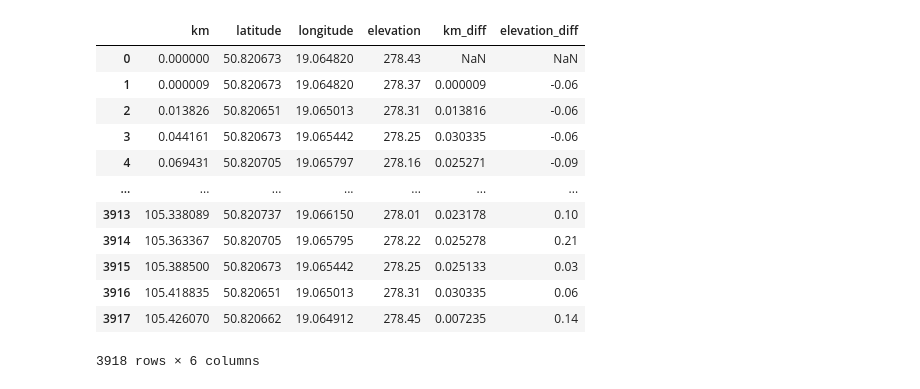
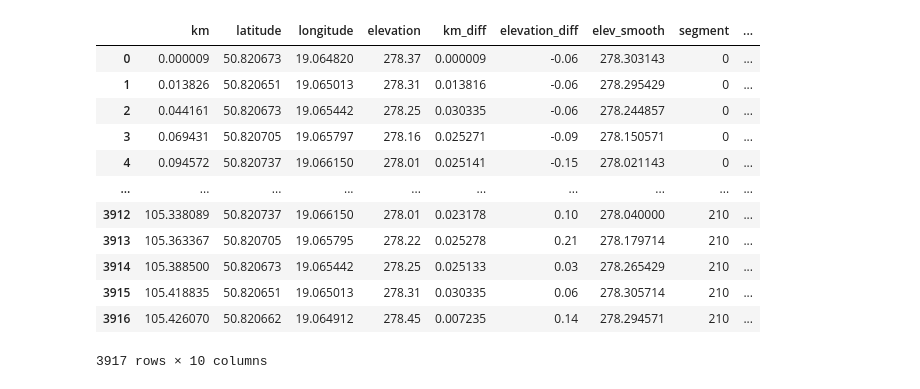
Before and after one commit to MichalMakowiejczuk/GPX-analyzer, a Jupyter notebook: elevation_outliers.ipynb, the cells around one changed output. Saved outputs shown, nothing was run; the diff lists cells and outputs as text; code cells hidden in the pictures.

```diff
--- a/elevation_outliers.ipynb
+++ b/elevation_outliers.ipynb
@@ -3,23 +4,26 @@ from scripts.gpx_parser import GPXParser
 import matplotlib.pyplot as plt
 # %%
 parser = GPXParser("sample_data/cycling_track.gpx")
-track_df = parser.parse_to_dataframe()
+track_df_garmin = parser.parse_to_dataframe()
 # km to m
-track_df["km_diff"] = track_df["km"].diff()
-track_df["elevation_diff"] = track_df["elevation"].diff().round(4)
+track_df_garmin["km_diff"] = track_df_garmin["km"].diff()
+track_df_garmin["elevation_diff"] = track_df_garmin["elevation"].diff().round(4)
 
-track_df
+elev_prof_garmin = ElevationProfile(track_df_garmin)
+track_df_garmin = elev_prof_garmin.get_route_data()
+
+track_df_garmin
 # %% [output]
-|  | km | latitude | longitude | elevation | km_diff | elevation_diff |
-| 0 | 0.000000 | 50.820673 | 19.064820 | 278.43 | NaN | NaN |
-| 1 | 0.000009 | 50.820673 | 19.064820 | 278.37 | 0.000009 | -0.06 |
-| 2 | 0.013826 | 50.820651 | 19.065013 | 278.31 | 0.013816 | -0.06 |
-| 3 | 0.044161 | 50.820673 | 19.065442 | 278.25 | 0.030335 | -0.06 |
-| 4 | 0.069431 | 50.820705 | 19.065797 | 278.16 | 0.025271 | -0.09 |
-| ... | ... | ... | ... | ... | ... | ... |
-| 3913 | 105.338089 | 50.820737 | 19.066150 | 278.01 | 0.023178 | 0.10 |
-| 3914 | 105.363367 | 50.820705 | 19.065795 | 278.22 | 0.025278 | 0.21 |
-| 3915 | 105.388500 | 50.820673 | 19.065442 | 278.25 | 0.025133 | 0.03 |
-| 3916 | 105.418835 | 50.820651 | 19.065013 | 278.31 | 0.030335 | 0.06 |
-| 3917 | 105.426070 | 50.820662 | 19.064912 | 278.45 | 0.007235 | 0.14 |
+|  | km | latitude | longitude | elevation | km_diff | elevation_diff | elev_smooth | segment | ... |
+| 0 | 0.000009 | 50.820673 | 19.064820 | 278.37 | 0.000009 | -0.06 | 278.303143 | 0 | ... |
+| 1 | 0.013826 | 50.820651 | 19.065013 | 278.31 | 0.013816 | -0.06 | 278.295429 | 0 | ... |
+| 2 | 0.044161 | 50.820673 | 19.065442 | 278.25 | 0.030335 | -0.06 | 278.244857 | 0 | ... |
+| 3 | 0.069431 | 50.820705 | 19.065797 | 278.16 | 0.025271 | -0.09 | 278.150571 | 0 | ... |
+| 4 | 0.094572 | 50.820737 | 19.066150 | 278.01 | 0.025141 | -0.15 | 278.021143 | 0 | ... |
+| ... | ... | ... | ... | ... | ... | ... | ... | ... | ... |
+| 3912 | 105.338089 | 50.820737 | 19.066150 | 278.01 | 0.023178 | 0.10 | 278.040000 | 210 | ... |
+| 3913 | 105.363367 | 50.820705 | 19.065795 | 278.22 | 0.025278 | 0.21 | 278.179714 | 210 | ... |
+| 3914 | 105.388500 | 50.820673 | 19.065442 | 278.25 | 0.025133 | 0.03 | 278.265429 | 210 | ... |
+| 3915 | 105.418835 | 50.820651 | 19.065013 | 278.31 | 0.030335 | 0.06 | 278.305714 | 210 | ... |
+| 3916 | 105.426070 | 50.820662 | 19.064912 | 278.45 | 0.007235 | 0.14 | 278.294571 | 210 | ... |
-3918 rows × 6 columns
+3917 rows × 10 columns
```
Also changed, not shown: parts of 9 cells of this notebook, 8 other files.
